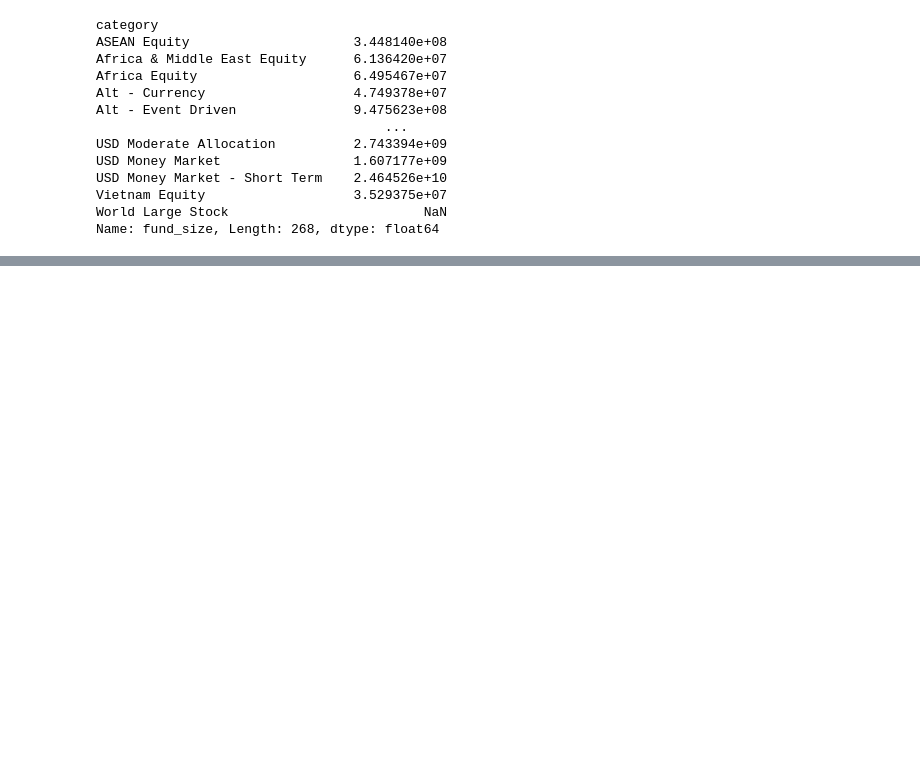
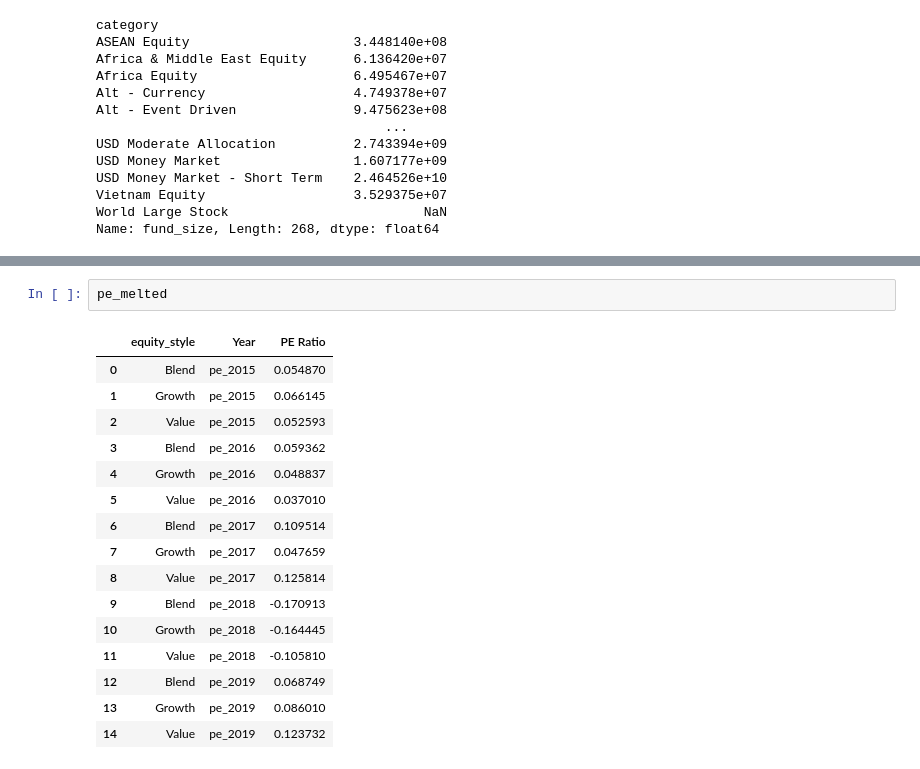
Before and after one commit to abishekchiffon/Risk_prediction_Mutual_funds, a Jupyter notebook: EDA Nov 25.ipynb, the cells around one changed output, grey strips where cells are left out. Drawn from its saved outputs; the diff is of its cells as text; blank space fills up the shorter version.

```diff
--- a/EDA Nov 25.ipynb
+++ b/EDA Nov 25.ipynb
@@ -343,0 +518,19 @@ plt.show()
+# %%
+pe_melted
+# %% [output]
+|  | equity_style | Year | PE Ratio |
+| 0 | Blend | pe_2015 | 0.054870 |
+| 1 | Growth | pe_2015 | 0.066145 |
+| 2 | Value | pe_2015 | 0.052593 |
+| 3 | Blend | pe_2016 | 0.059362 |
+| 4 | Growth | pe_2016 | 0.048837 |
+| 5 | Value | pe_2016 | 0.037010 |
+| 6 | Blend | pe_2017 | 0.109514 |
+| 7 | Growth | pe_2017 | 0.047659 |
+| 8 | Value | pe_2017 | 0.125814 |
+| 9 | Blend | pe_2018 | -0.170913 |
+| 10 | Growth | pe_2018 | -0.164445 |
+| 11 | Value | pe_2018 | -0.105810 |
+| 12 | Blend | pe_2019 | 0.068749 |
+| 13 | Growth | pe_2019 | 0.086010 |
+| 14 | Value | pe_2019 | 0.123732 |
```
Also changed, not shown: parts of 42 cells of this notebook.
